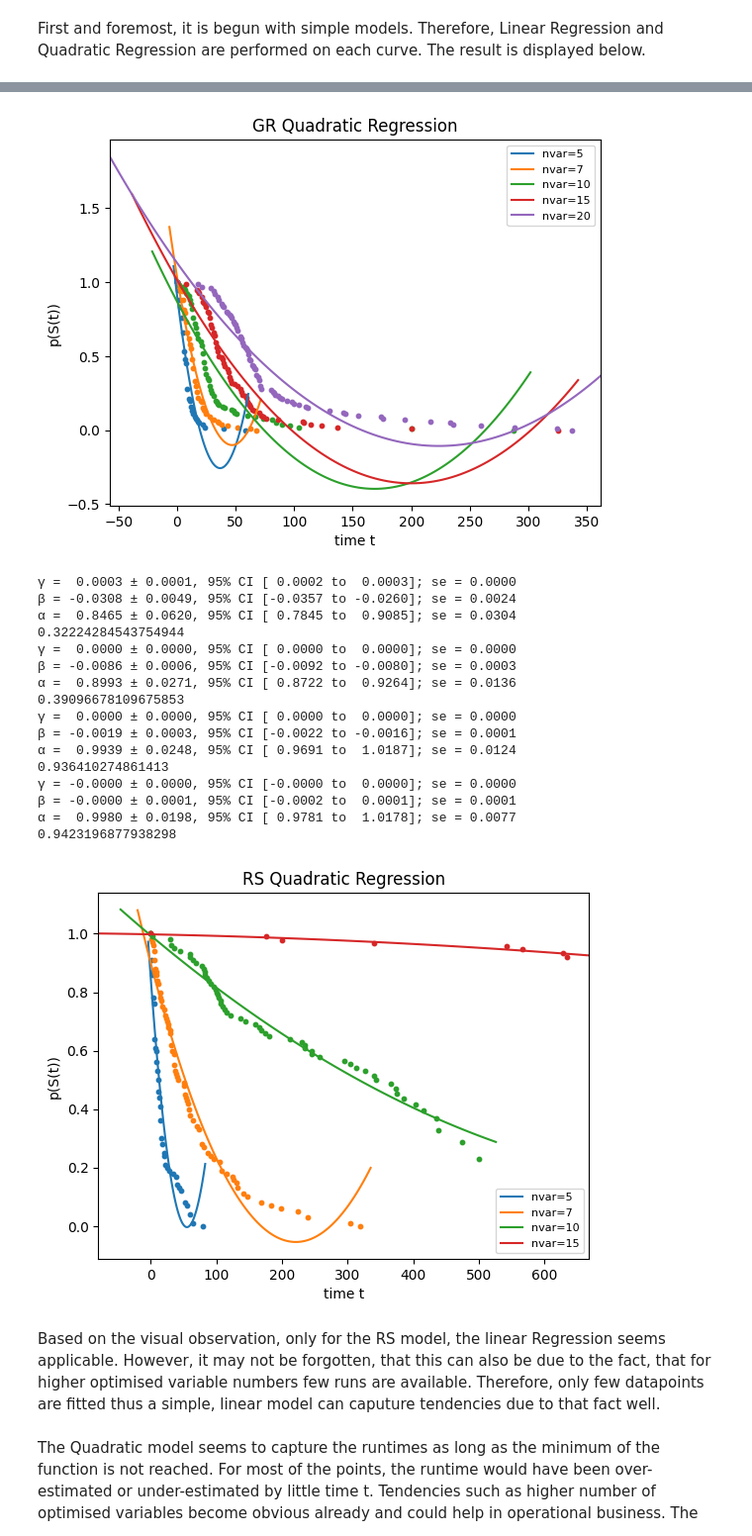
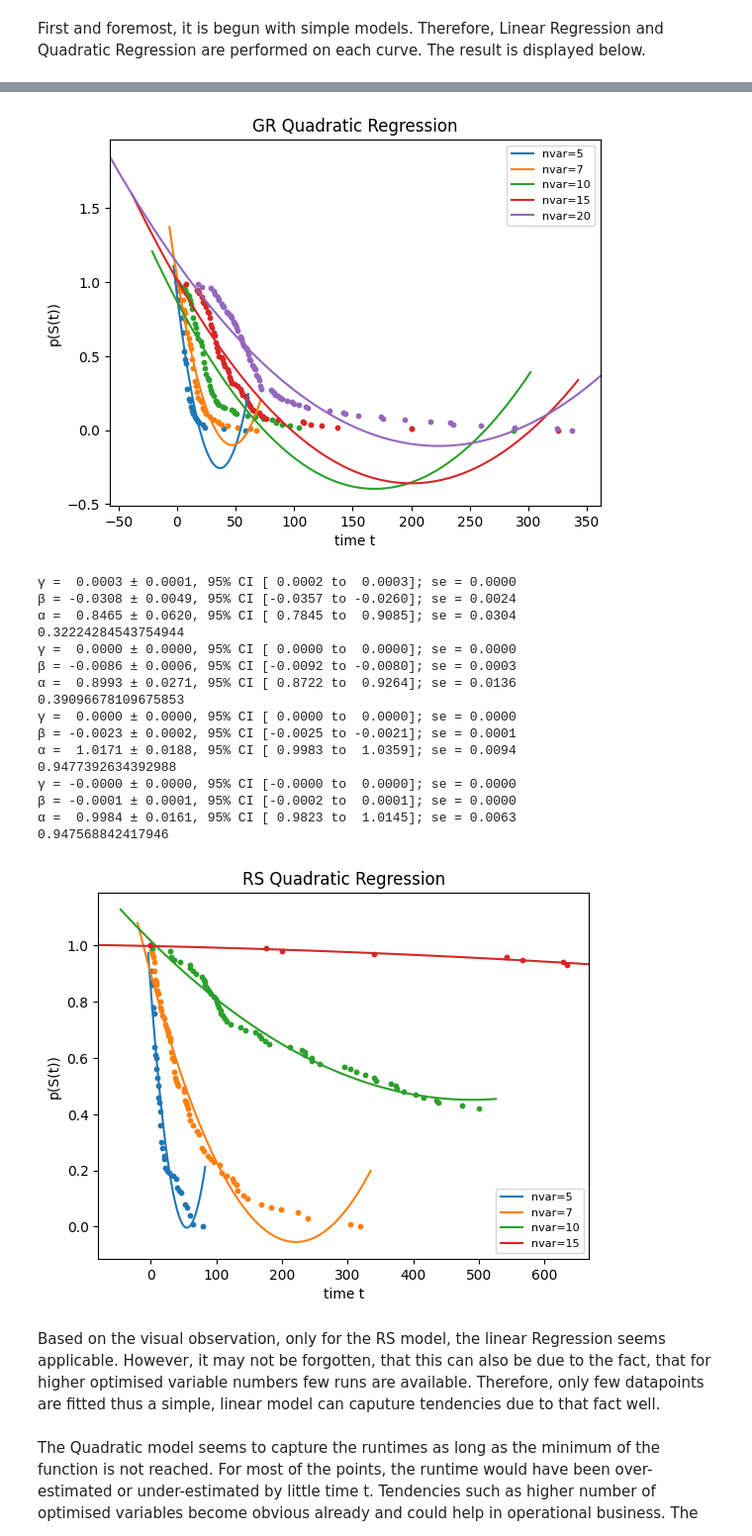
Before and after one commit to denizterzioglu/sabbo, a Jupyter notebook: ANotebook.ipynb, the cells around one changed output, grey strips where cells are left out. Shown at 99% size. Saved outputs shown, nothing was run; the diff lists cells and outputs as text; code cells hidden in the pictures.

```diff
--- a/ANotebook.ipynb
+++ b/ANotebook.ipynb
@@ -600,16 +594,15 @@ First and foremost, it is begun with simple models. Therefore, Linear Regression
 # %%
 nvars = [5, 7, 10, 15, 20]
 
-dataDictArrayoUEDA = [makeMNQDf(nvar, "UEDA", True) for nvar in nvars]
-dataDictArrayoRS = [makeMNQDf(nvar, "RS", True) for nvar in nvars]
-dataDictArrayoGR = [makeMNQDf(nvar, "GR", True) for nvar in nvars]
+dataDictArrayoUEDA = [makeMNQDf(nvar, "UEDA", False) for nvar in nvars]
+dataDictArrayoRS = [makeMNQDf(nvar, "RS", False) for nvar in nvars]
+dataDictArrayoGR = [makeMNQDf(nvar, "GR", False) for nvar in nvars]
 
+errorsLinearUEDA = doSimpleLinearRegression(dataDictArrayoUEDA, "UEDA", img=True)
+errorsLinearGR = doSimpleLinearRegression(dataDictArrayoGR, "GR", img=True)
+errorsLinearRS = doSimpleLinearRegression(dataDictArrayoRS, "RS", img=True)
 
-errorsLinearUEDA = doSimpleLinearRegression(dataDictArrayoUEDA, "UEDA", True)
-errorsLinearGR = doSimpleLinearRegression(dataDictArrayoGR, "GR", True)
-errorsLinearRS = doSimpleLinearRegression(dataDictArrayoRS, "RS", True)
-
-errorsQuadraticUEDA = doQuadraticRegression(dataDictArrayoUEDA, "UEDA", True)
-errorsQuardraticGR = doQuadraticRegression(dataDictArrayoGR, "GR", True)
-errorsQuadraticRS = doQuadraticRegression(dataDictArrayoRS, "RS", True)
+errorsQuadraticUEDA = doQuadraticRegression(dataDictArrayoUEDA, "UEDA", img=True)
+errorsQuardraticGR = doQuadraticRegression(dataDictArrayoGR, "GR", img=True)
+errorsQuadraticRS = doQuadraticRegression(dataDictArrayoRS, "RS", img=True)
 # %% [output]
@@ -641,40 +634,40 @@ errorsQuadraticRS = doQuadraticRegression(dataDictArrayoRS, "RS", True)
 β = -0.0637 ± 0.0106, 95% CI [-0.0744 to -0.0531]; se = 0.0051
 α =  0.9162 ± 0.0994, 95% CI [ 0.8168 to  1.0156]; se = 0.0478
 0.31972146731188483
 γ =  0.0005 ± 0.0001, 95% CI [ 0.0004 to  0.0006]; se = 0.0000
 β = -0.0485 ± 0.0047, 95% CI [-0.0531 to -0.0438]; se = 0.0023
 α =  1.0393 ± 0.0563, 95% CI [ 0.9830 to  1.0955]; se = 0.0276
 0.22195685325111988
 γ =  0.0000 ± 0.0000, 95% CI [ 0.0000 to  0.0001]; se = 0.0000
 β = -0.0150 ± 0.0026, 95% CI [-0.0176 to -0.0125]; se = 0.0013
 α =  0.8704 ± 0.0840, 95% CI [ 0.7864 to  0.9543]; se = 0.0417
 0.5612523370692961
 γ =  0.0000 ± 0.0000, 95% CI [ 0.0000 to  0.0000]; se = 0.0000
 β = -0.0138 ± 0.0018, 95% CI [-0.0156 to -0.0119]; se = 0.0009
 α =  1.0160 ± 0.0808, 95% CI [ 0.9353 to  1.0968]; se = 0.0402
 -0.22368960528220982
 γ =  0.0000 ± 0.0000, 95% CI [ 0.0000 to  0.0000]; se = 0.0000
 β = -0.0111 ± 0.0013, 95% CI [-0.0124 to -0.0098]; se = 0.0007
 α =  1.1314 ± 0.0749, 95% CI [ 1.0565 to  1.2062]; se = 0.0375
 1.1313738545177714
 [figure]
 γ =  0.0003 ± 0.0001, 95% CI [ 0.0002 to  0.0003]; se = 0.0000
 β = -0.0308 ± 0.0049, 95% CI [-0.0357 to -0.0260]; se = 0.0024
 α =  0.8465 ± 0.0620, 95% CI [ 0.7845 to  0.9085]; se = 0.0304
 0.32224284543754944
 γ =  0.0000 ± 0.0000, 95% CI [ 0.0000 to  0.0000]; se = 0.0000
 β = -0.0086 ± 0.0006, 95% CI [-0.0092 to -0.0080]; se = 0.0003
 α =  0.8993 ± 0.0271, 95% CI [ 0.8722 to  0.9264]; se = 0.0136
 0.39096678109675853
 γ =  0.0000 ± 0.0000, 95% CI [ 0.0000 to  0.0000]; se = 0.0000
-β = -0.0019 ± 0.0003, 95% CI [-0.0022 to -0.0016]; se = 0.0001
-α =  0.9939 ± 0.0248, 95% CI [ 0.9691 to  1.0187]; se = 0.0124
-0.936410274861413
+β = -0.0023 ± 0.0002, 95% CI [-0.0025 to -0.0021]; se = 0.0001
+α =  1.0171 ± 0.0188, 95% CI [ 0.9983 to  1.0359]; se = 0.0094
+0.9477392634392988
 γ = -0.0000 ± 0.0000, 95% CI [-0.0000 to  0.0000]; se = 0.0000
-β = -0.0000 ± 0.0001, 95% CI [-0.0002 to  0.0001]; se = 0.0001
-α =  0.9980 ± 0.0198, 95% CI [ 0.9781 to  1.0178]; se = 0.0077
-0.9423196877938298
+β = -0.0001 ± 0.0001, 95% CI [-0.0002 to  0.0001]; se = 0.0000
+α =  0.9984 ± 0.0161, 95% CI [ 0.9823 to  1.0145]; se = 0.0063
+0.947568842417946
-[figure, old version]
+[figure, new version]
 # %% [markdown]
 Based on the visual observation, only for the RS model, the linear Regression seems applicable. However, it may not be forgotten, that this can also be due to the fact, that for higher optimised variable numbers few runs are available. Therefore, only few datapoints are fitted thus a simple, linear model can caputure tendencies due to that fact well.<br><br>
 The Quadratic model seems to capture the runtimes as long as the minimum of the function is not reached. For most of the points, the runtime would have been over-estimated or under-estimated by little time t. Tendencies such as higher number of optimised variables become obvious already and could help in operational business. The longer the algorithm runs, the worse the performance of the quadratic regression becomes. Therefore its applicablilty depends on the usecase.
```
Also changed, not shown: parts of 12 cells of this notebook.
